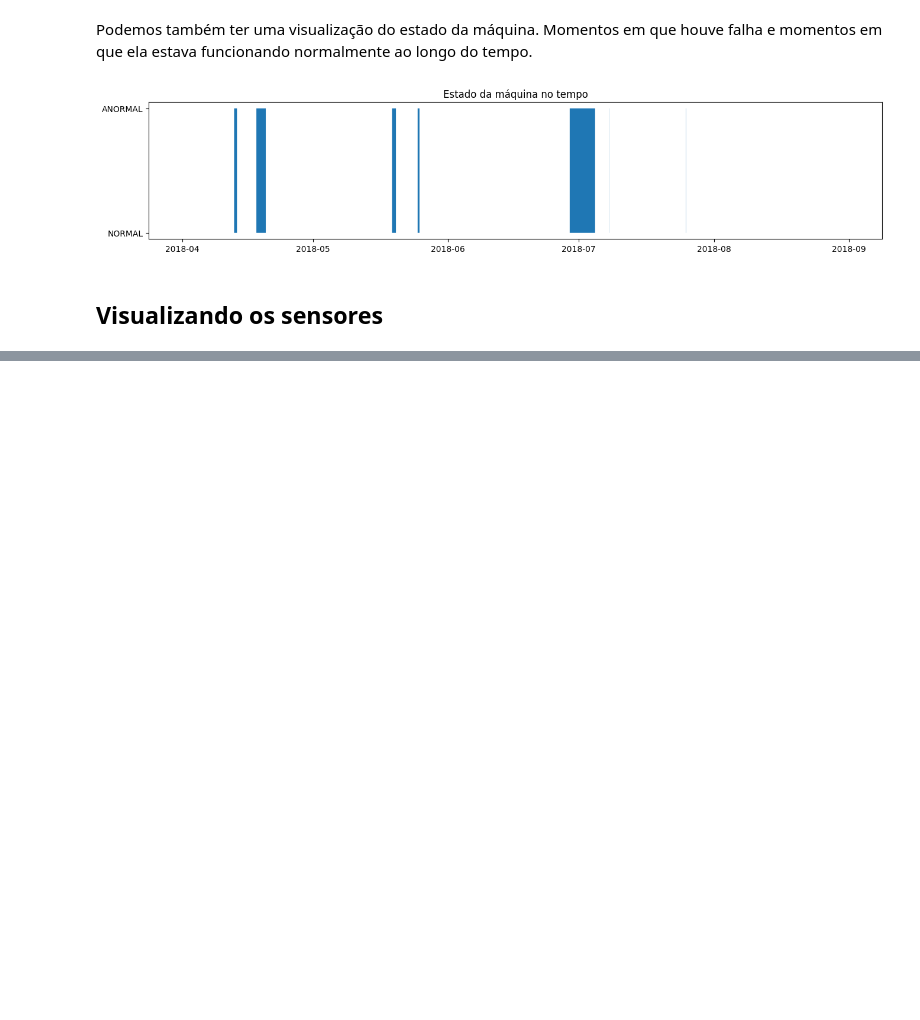
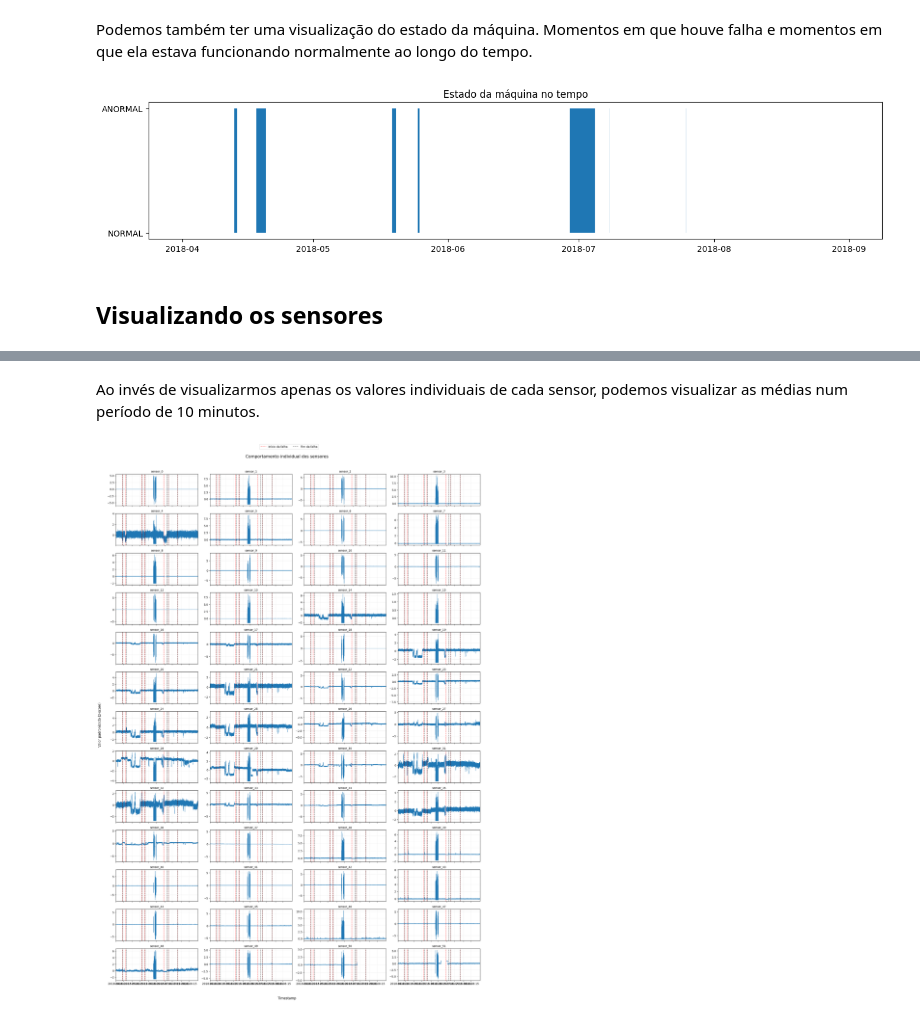
Before and after one commit to MiguelPim01/ps-industriall-estagio-ml, a Jupyter notebook: notebooks/02_data_visualization.ipynb, the cells around one changed output, grey strips where cells are left out. Saved outputs shown, nothing was run; the diff lists cells and outputs as text; code cells hidden in the pictures; blank space fills up the shorter version.

```diff
--- a/notebooks/02_data_visualization.ipynb
+++ b/notebooks/02_data_visualization.ipynb
@@ -204,0 +508,11 @@ plt.show()
+# %% [markdown]
+Ao invés de visualizarmos apenas os valores individuais de cada sensor, podemos visualizar as médias num período de 10 minutos.
+# %%
+plotar_sensores(
+    industry_df,
+    modo="separados",
+    ncols=4,
+    resample="10min"
+)
+# %% [output]
+[figure, added]
```
Also changed, not shown: parts of 13 cells of this notebook, 5 other files.
